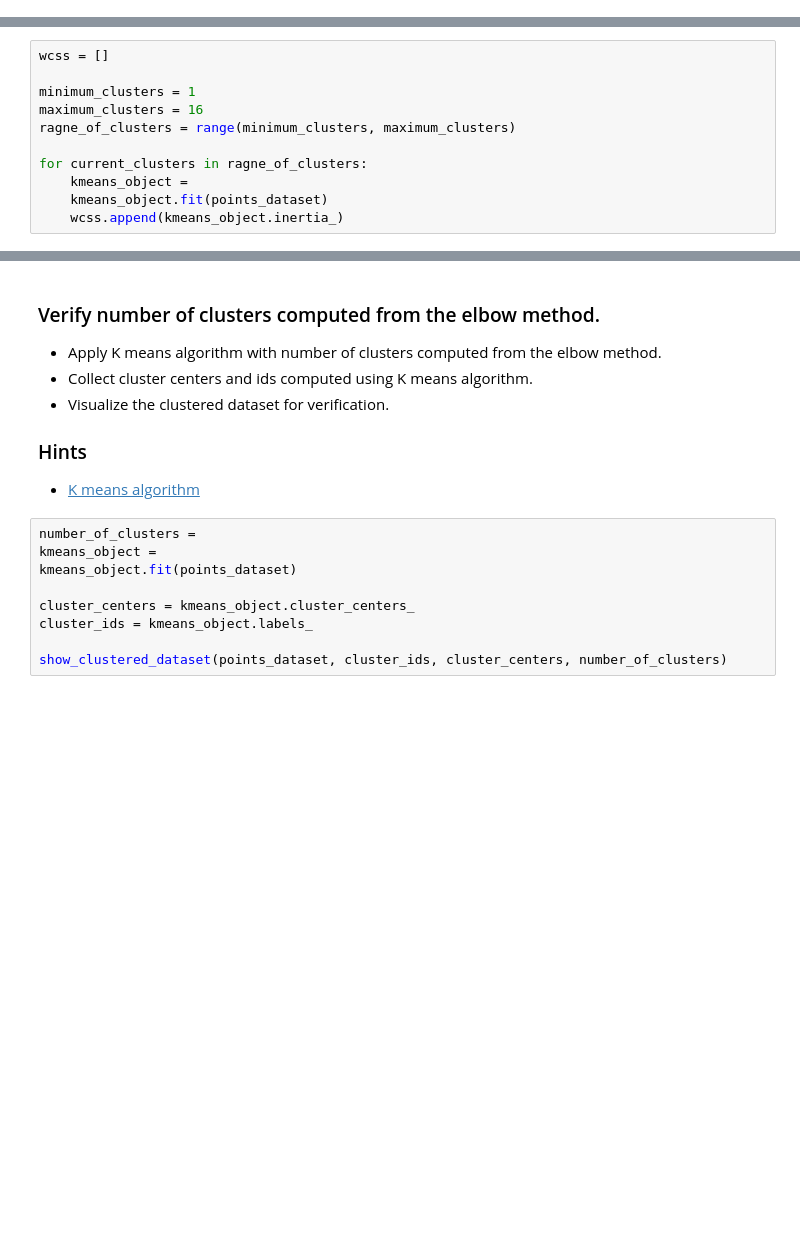
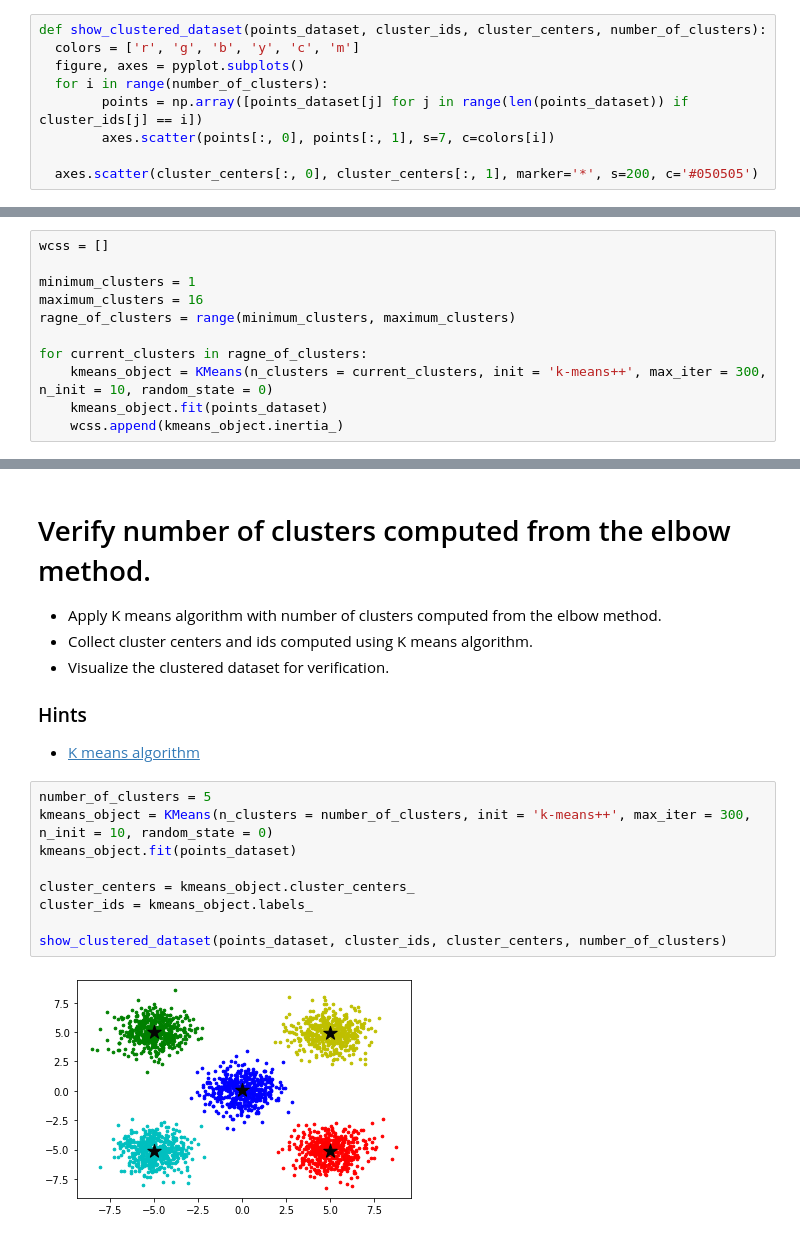
Before and after one commit to look4pritam/ArtificialIntelligence, a Jupyter notebook: MachineLearning/Notebooks/K-MeansClustering/K-MeansClustering-Elbow.ipynb, the cells around one changed output, grey strips where cells are left out. Cells and saved outputs as stored; diff of their text form; blank space fills up the shorter version.

```diff
--- a/MachineLearning/Notebooks/K-MeansClustering/K-MeansClustering-Elbow.ipynb
+++ b/MachineLearning/Notebooks/K-MeansClustering/K-MeansClustering-Elbow.ipynb
@@ -25 +62,10 @@ from sklearn.cluster import KMeans
+# %%
+def show_clustered_dataset(points_dataset, cluster_ids, cluster_centers, number_of_clusters):
+  colors = ['r', 'g', 'b', 'y', 'c', 'm']
+  figure, axes = pyplot.subplots()
+  for i in range(number_of_clusters):
+        points = np.array([points_dataset[j] for j in range(len(points_dataset)) if cluster_ids[j] == i])
+        axes.scatter(points[:, 0], points[:, 1], s=7, c=colors[i])
+
+  axes.scatter(cluster_centers[:, 0], cluster_centers[:, 1], marker='*', s=200, c='#050505')
 # %% [markdown]
@@ -48,7 +95,7 @@ maximum_clusters = 16
 ragne_of_clusters = range(minimum_clusters, maximum_clusters)
 
 for current_clusters in ragne_of_clusters:
-    kmeans_object =
+    kmeans_object = KMeans(n_clusters = current_clusters, init = 'k-means++', max_iter = 300, n_init = 10, random_state = 0)
     kmeans_object.fit(points_dataset)
     wcss.append(kmeans_object.inertia_)
 # %% [markdown]
@@ -62,5 +111,5 @@ pyplot.show()
 # %% [markdown]
-### Verify number of clusters computed from the elbow method.
+# Verify number of clusters computed from the elbow method.
 - Apply K means algorithm with number of clusters computed from the elbow method.
 - Collect cluster centers and ids computed using K means algorithm.
 - Visualize the clustered dataset for verification.
@@ -68,11 +117,13 @@ pyplot.show()
 ### Hints
 - [K means algorithm](https://scikit-learn.org/stable/modules/generated/sklearn.cluster.KMeans.html)
 # %%
-number_of_clusters =
-kmeans_object =
+number_of_clusters = 5
+kmeans_object = KMeans(n_clusters = number_of_clusters, init = 'k-means++', max_iter = 300, n_init = 10, random_state = 0)
 kmeans_object.fit(points_dataset)
 
 cluster_centers = kmeans_object.cluster_centers_
 cluster_ids = kmeans_object.labels_
 
 show_clustered_dataset(points_dataset, cluster_ids, cluster_centers, number_of_clusters)
+# %% [output]
+[figure, added]
```
Also changed, not shown: parts of 20 cells of this notebook.
